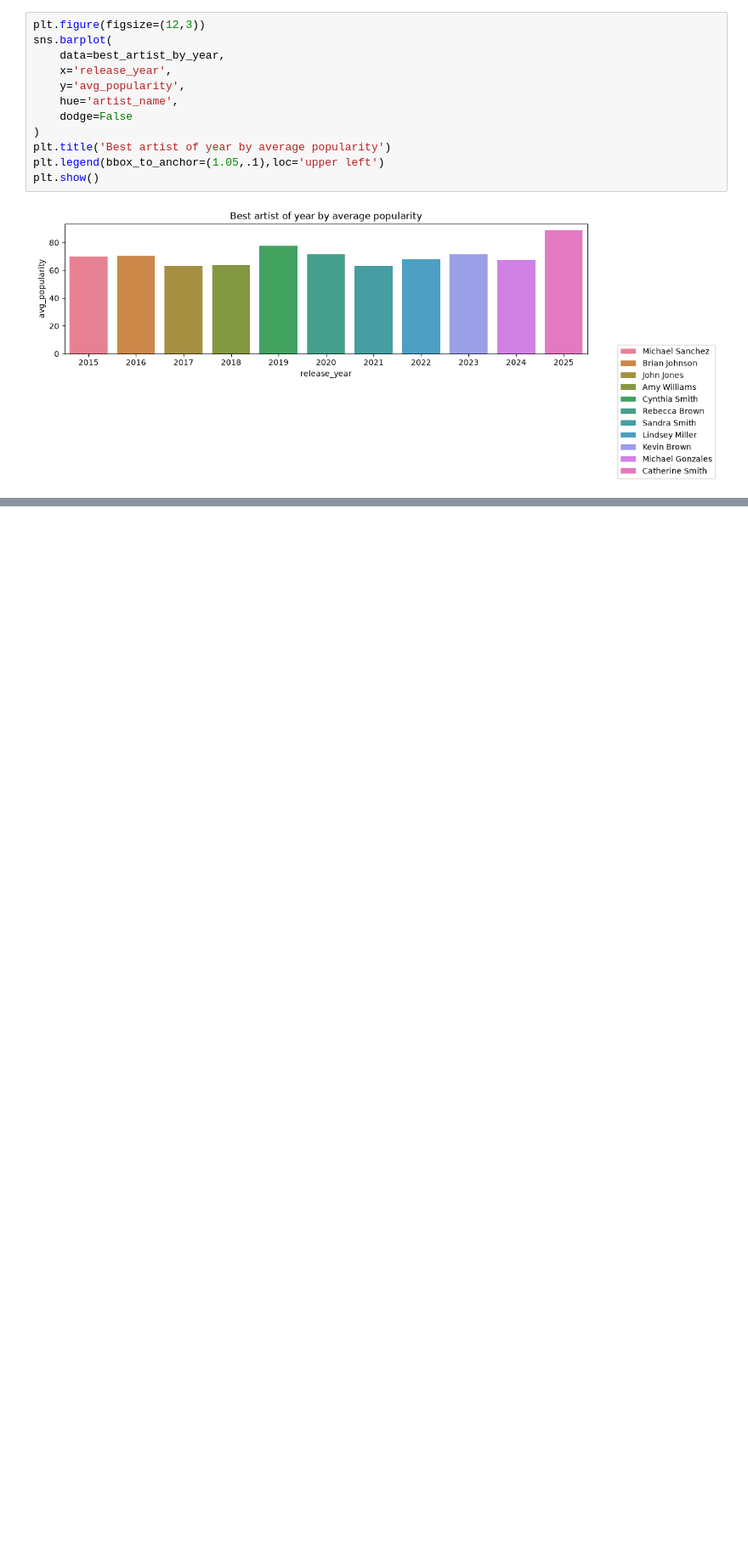
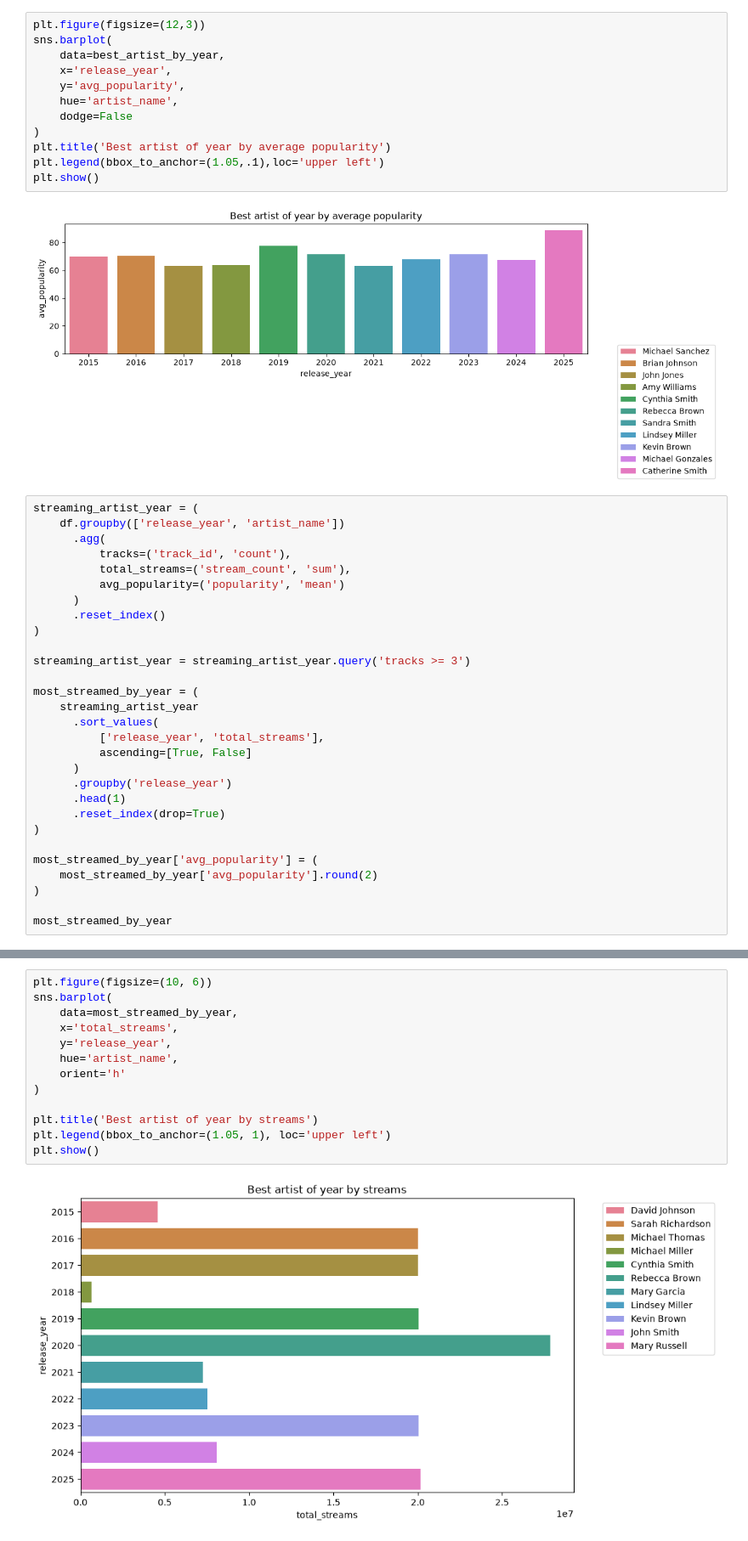
Before and after one commit to GreedIsGoody/data-analys-spotify-artists, a Jupyter notebook: notebook/Analys.ipynb, the cells around one changed output, grey strips where cells are left out. Shown at 85% size. Cells and saved outputs as stored; diff of their text form; blank space fills up the shorter version.

Commit message:
feat: creating a best artists by year by streams

```diff
--- a/notebook/Analys.ipynb
+++ b/notebook/Analys.ipynb
@@ -254,3 +254,32 @@ plt.legend(bbox_to_anchor=(1.05,.1),loc='upper left')
 plt.show()
 # %% [output]
 [figure]
+# %%
+streaming_artist_year = (
+    df.groupby(['release_year', 'artist_name'])
+      .agg(
+          tracks=('track_id', 'count'),
+          total_streams=('stream_count', 'sum'),
+          avg_popularity=('popularity', 'mean')
+      )
+      .reset_index()
+)
+
+streaming_artist_year = streaming_artist_year.query('tracks >= 3')
+
+most_streamed_by_year = (
+    streaming_artist_year
+      .sort_values(
+          ['release_year', 'total_streams'],
+          ascending=[True, False]
+      )
+      .groupby('release_year')
+      .head(1)
+      .reset_index(drop=True)
+)
+
+most_streamed_by_year['avg_popularity'] = (
+    most_streamed_by_year['avg_popularity'].round(2)
+)
+
+most_streamed_by_year
@@ -256,0 +299,15 @@ plt.show()
+# %%
+plt.figure(figsize=(10, 6))
+sns.barplot(
+    data=most_streamed_by_year,
+    x='total_streams',
+    y='release_year',
+    hue='artist_name',
+    orient='h'
+)
+
+plt.title('Best artist of year by streams')
+plt.legend(bbox_to_anchor=(1.05, 1), loc='upper left')
+plt.show()
+# %% [output]
+[figure, added]
```
Also changed, not shown: parts of 1 cell of this notebook.
